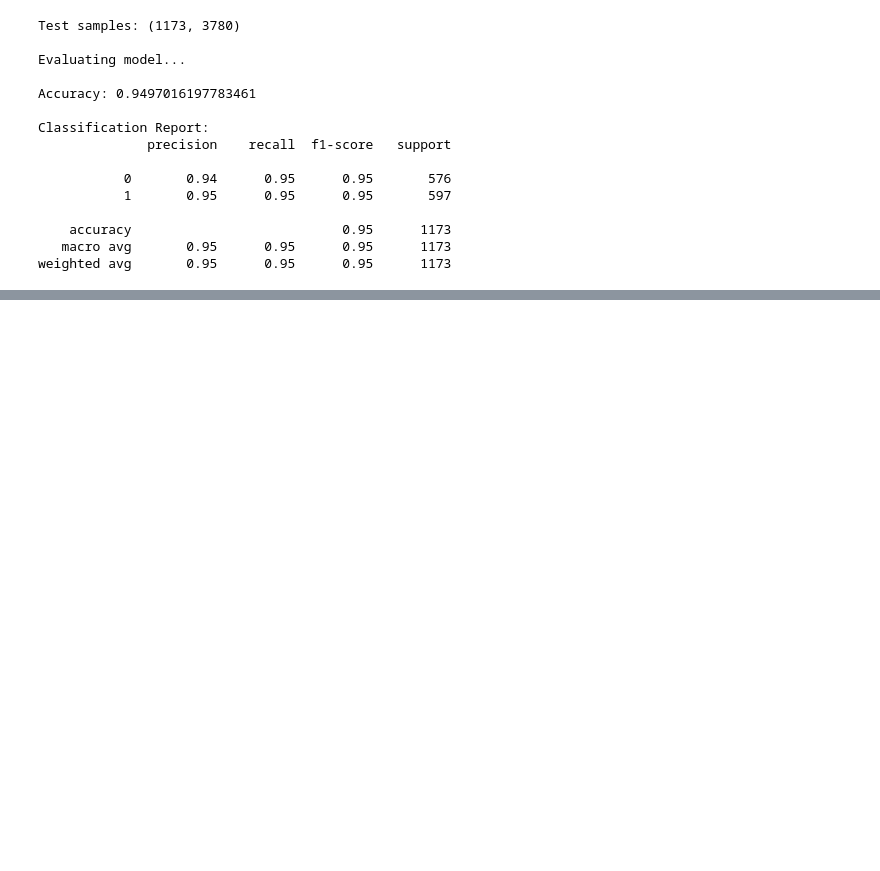
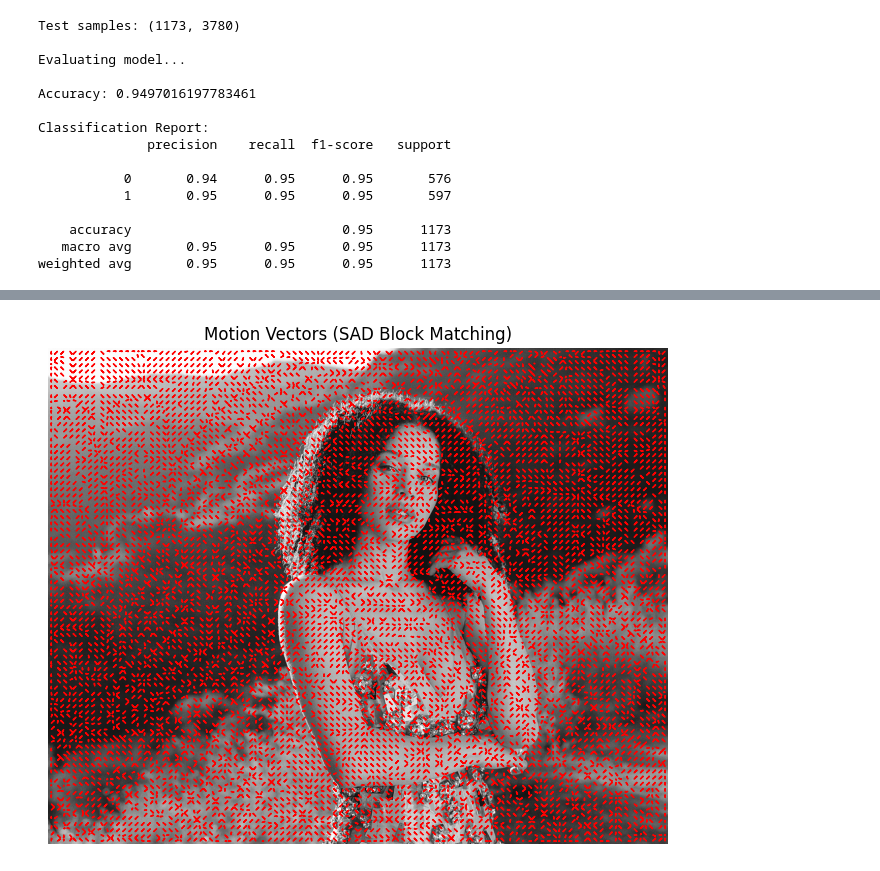
Before and after one commit to Fin-N1049/ComputerVision, a Jupyter notebook: computerVision.ipynb, the cells around one changed output, grey strips where cells are left out. Saved outputs shown, nothing was run; the diff lists cells and outputs as text; code cells hidden in the pictures; blank space fills up the shorter version.

```diff
--- a/computerVision.ipynb
+++ b/computerVision.ipynb
@@ -622,0 +536,36 @@ weighted avg       0.95      0.95      0.95      1173
+# %%
+def draw_motion_vectors(image, motion_vectors, block_size):
+    plt.figure(figsize=(8,8))
+    plt.imshow(image, cmap='gray')
+
+    for (x, y, dx, dy) in motion_vectors:
+        plt.arrow(
+            x + block_size/2,
+            y + block_size/2,
+            dx,
+            dy,
+            color='red',
+            head_width=2,
+            length_includes_head=True
+        )
+
+    plt.title("Motion Vectors (SAD Block Matching)")
+    plt.axis('off')
+    plt.show()
+# %%
+img1 = cv2.imread("/content/chasei.webp", cv2.IMREAD_GRAYSCALE)
+img2 = cv2.imread("/content/elail.jpg", cv2.IMREAD_GRAYSCALE)
+
+# resize img2 to img1 size
+img2 = cv2.resize(img2, (img1.shape[1], img1.shape[0]))
+
+motion = block_matching_SAD(
+    img1,
+    img2,
+    block_size=16,
+    search_range=8
+)
+
+draw_motion_vectors(img1, motion, 16)
+# %% [output]
+[figure, added]
```
Also changed, not shown: parts of 10 cells of this notebook.
